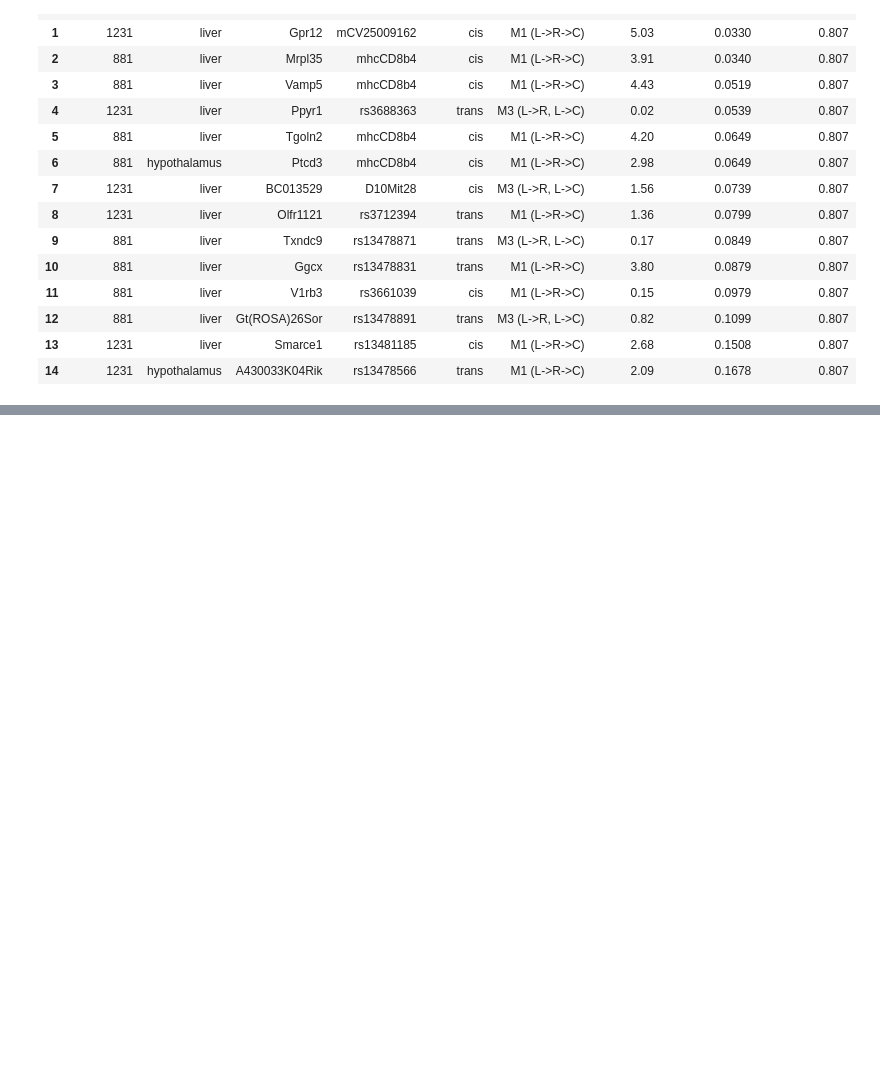
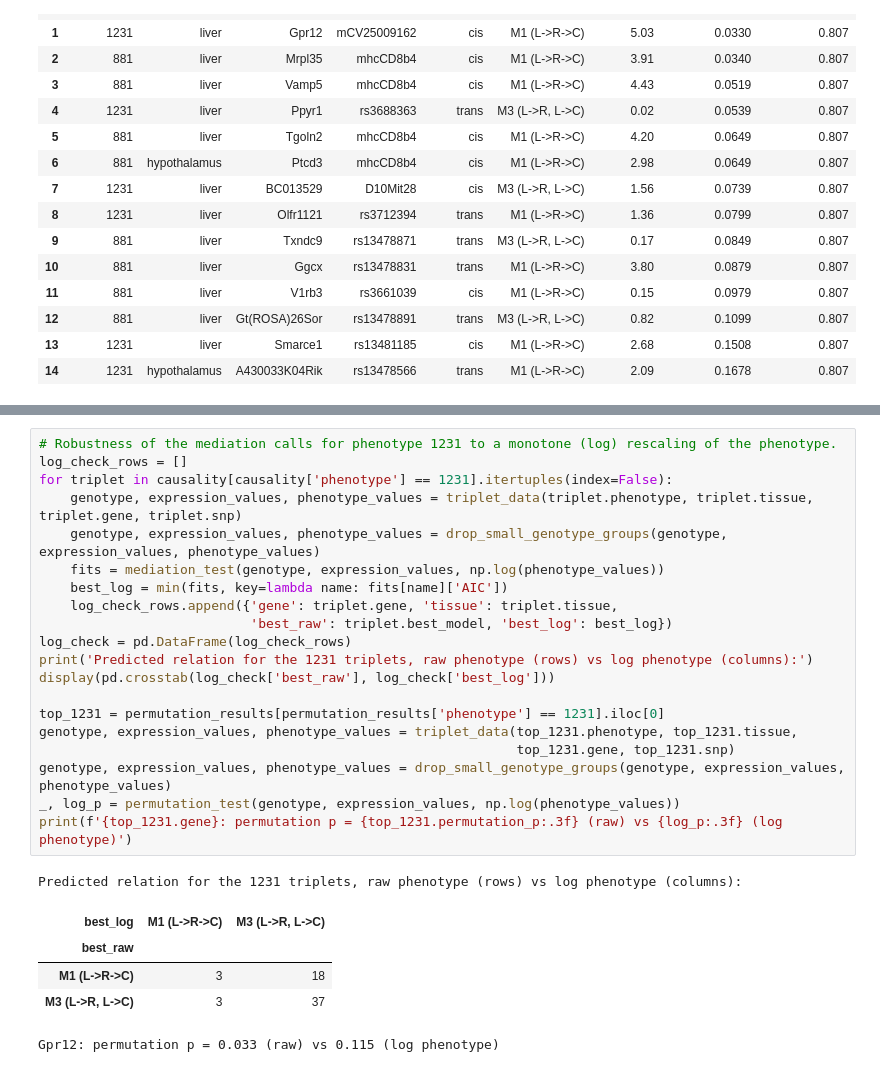
Before and after one commit to amit-sk/system-genetics-project, a Jupyter notebook: system_genetics_project.ipynb, the cells around one changed output, grey strips where cells are left out. Drawn from its saved outputs; the diff is of its cells as text; blank space fills up the shorter version.

```diff
--- a/system_genetics_project.ipynb
+++ b/system_genetics_project.ipynb
@@ -1111,0 +1137,27 @@ Top 15 triplets by permutation P-value:
+# %%
+# Robustness of the mediation calls for phenotype 1231 to a monotone (log) rescaling of the phenotype.
+log_check_rows = []
+for triplet in causality[causality['phenotype'] == 1231].itertuples(index=False):
+    genotype, expression_values, phenotype_values = triplet_data(triplet.phenotype, triplet.tissue, triplet.gene, triplet.snp)
+    genotype, expression_values, phenotype_values = drop_small_genotype_groups(genotype, expression_values, phenotype_values)
+    fits = mediation_test(genotype, expression_values, np.log(phenotype_values))
+    best_log = min(fits, key=lambda name: fits[name]['AIC'])
+    log_check_rows.append({'gene': triplet.gene, 'tissue': triplet.tissue,
+                           'best_raw': triplet.best_model, 'best_log': best_log})
+log_check = pd.DataFrame(log_check_rows)
+print('Predicted relation for the 1231 triplets, raw phenotype (rows) vs log phenotype (columns):')
+display(pd.crosstab(log_check['best_raw'], log_check['best_log']))
+
+top_1231 = permutation_results[permutation_results['phenotype'] == 1231].iloc[0]
+genotype, expression_values, phenotype_values = triplet_data(top_1231.phenotype, top_1231.tissue,
+                                                             top_1231.gene, top_1231.snp)
+genotype, expression_values, phenotype_values = drop_small_genotype_groups(genotype, expression_values, phenotype_values)
+_, log_p = permutation_test(genotype, expression_values, np.log(phenotype_values))
+print(f'{top_1231.gene}: permutation p = {top_1231.permutation_p:.3f} (raw) vs {log_p:.3f} (log phenotype)')
+# %% [output]
+Predicted relation for the 1231 triplets, raw phenotype (rows) vs log phenotype (columns):
+| best_log | M1 (L->R->C) | M3 (L->R, L->C) |
+| best_raw |  |  |
+| M1 (L->R->C) | 3 | 18 |
+| M3 (L->R, L->C) | 3 | 37 |
+Gpr12: permutation p = 0.033 (raw) vs 0.115 (log phenotype)
```
Also changed, not shown: parts of 6 cells of this notebook, 1 other file.
